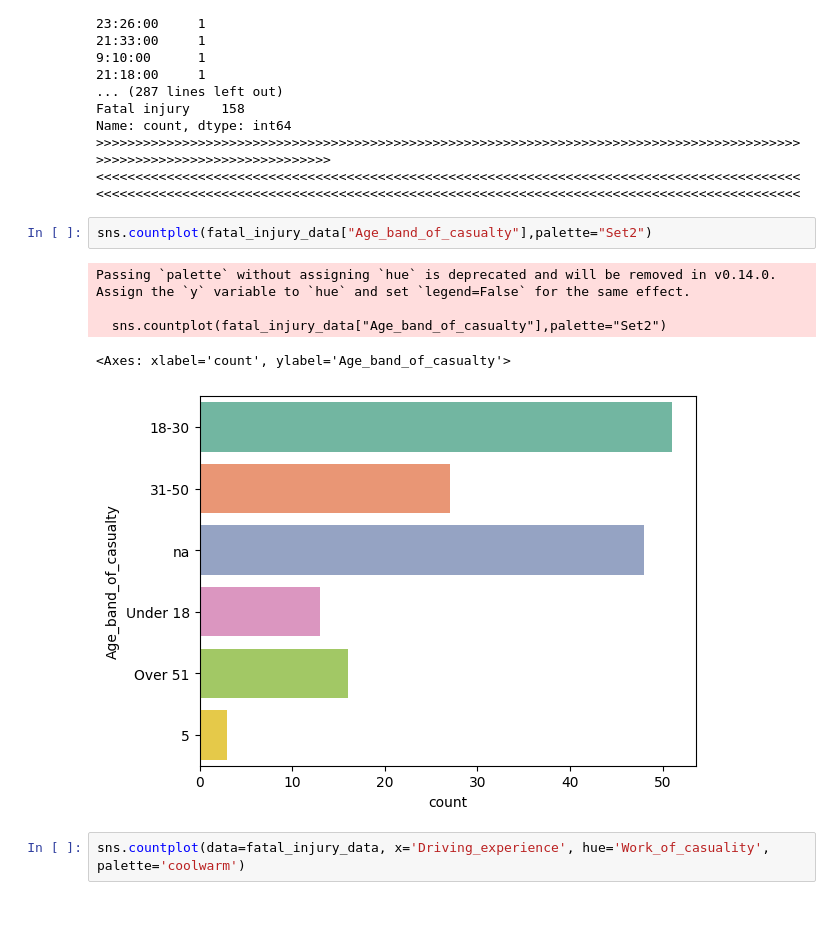
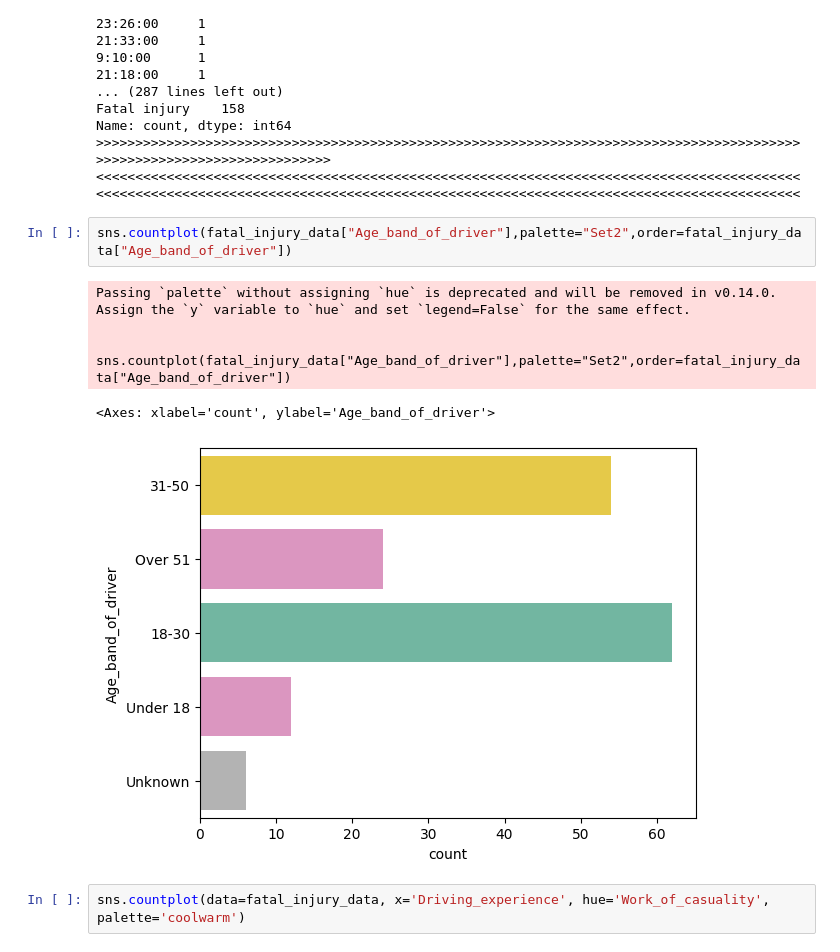
Before and after one commit to Gajender0707/Road_accident_severity_project, a Jupyter notebook: road_accident_severity.ipynb, the cells around one changed output. Drawn from its saved outputs; the diff is of its cells as text; blank space fills up the shorter version.

```diff
--- a/road_accident_severity.ipynb
+++ b/road_accident_severity.ipynb
@@ -173,13 +173,13 @@ Name: count, dtype: int64
 >>>>>>>>>>>>>>>>>>>>>>>>>>>>>>>>>>>>>>>>>>>>>>>>>>>>>>>>>>>>>>>>>>>>>>>>>>>>>>>>>>>>>>>>>>>>>>>>>>>>>>>>>>>>>>>>>>>>>>>>
 <<<<<<<<<<<<<<<<<<<<<<<<<<<<<<<<<<<<<<<<<<<<<<<<<<<<<<<<<<<<<<<<<<<<<<<<<<<<<<<<<<<<<<<<<<<<<<<<<<<<<<<<<<<<<<<<<<<<<<<<<<<<<<<<<<<<<<<<<<<<<<<<<<<<<<<<<<<<<<<<<<<<<<<<<<<<<<<<<<<<
 # %%
-sns.countplot(fatal_injury_data["Age_band_of_casualty"],palette="Set2")
+sns.countplot(fatal_injury_data["Age_band_of_driver"],palette="Set2",order=fatal_injury_data["Age_band_of_driver"])
 # %% [output]
 Passing `palette` without assigning `hue` is deprecated and will be removed in v0.14.0. Assign the `y` variable to `hue` and set `legend=False` for the same effect.
 
-  sns.countplot(fatal_injury_data["Age_band_of_casualty"],palette="Set2")
+  sns.countplot(fatal_injury_data["Age_band_of_driver"],palette="Set2",order=fatal_injury_data["Age_band_of_driver"])
-<Axes: xlabel='count', ylabel='Age_band_of_casualty'>
+<Axes: xlabel='count', ylabel='Age_band_of_driver'>
-[figure, old version]
+[figure, new version]
 # %%
 sns.countplot(data=fatal_injury_data, x='Driving_experience', hue='Work_of_casuality', palette='coolwarm')
 # %% [output]
```
Also changed, not shown: parts of 25 cells of this notebook, 1 other file.
